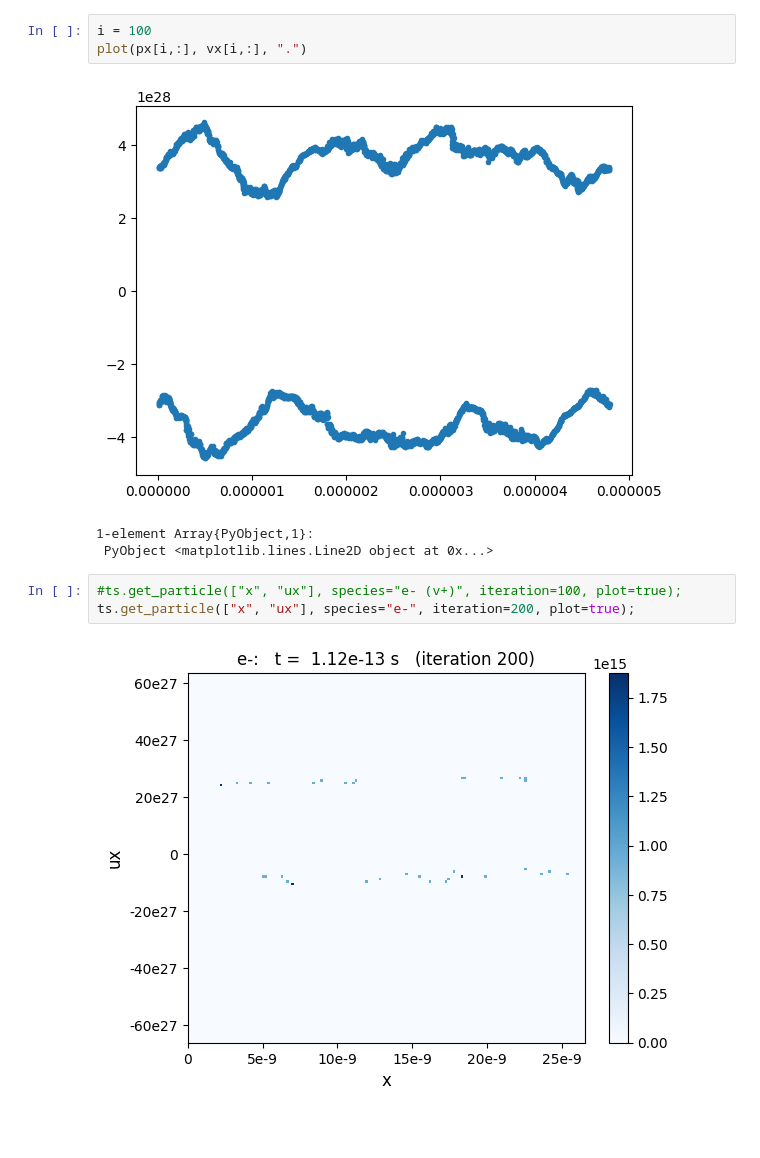
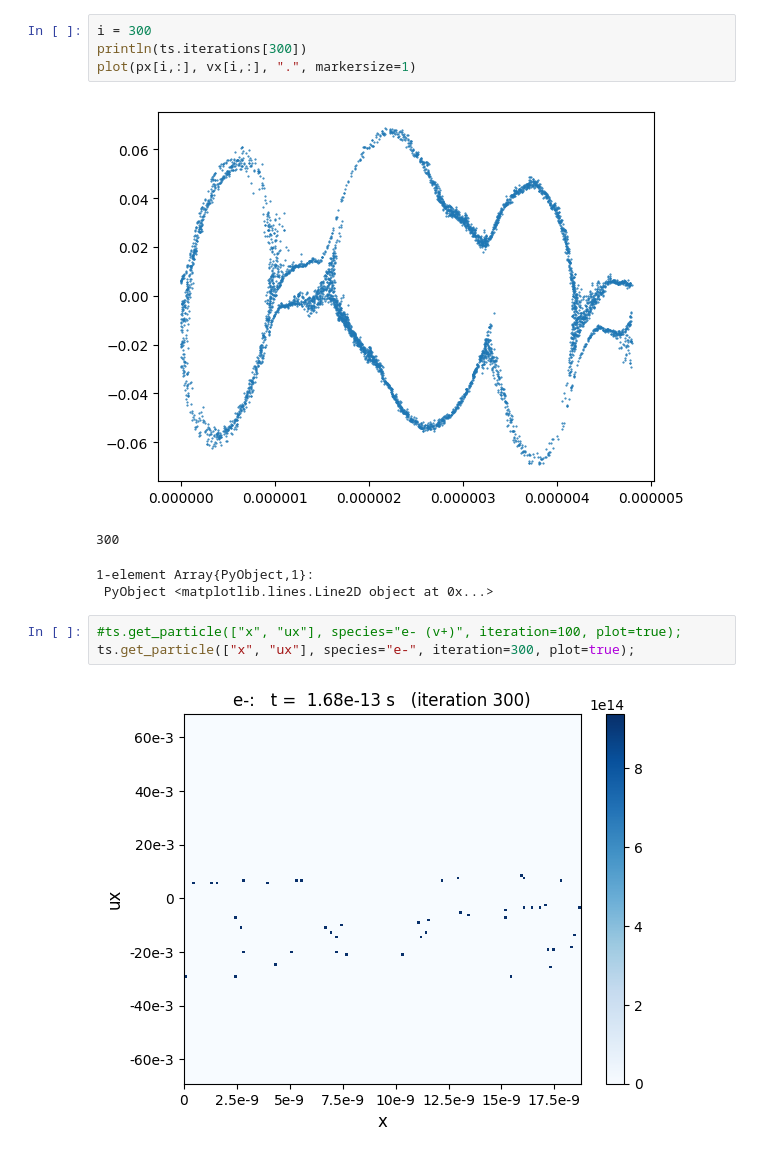
Before and after one commit to bchaber/iskra, a Jupyter notebook: docs/twostreamhw.ipynb, the cells around one changed output. Cells and saved outputs as stored; diff of their text form; blank space fills up the shorter version.

```diff
--- a/docs/twostreamhw.ipynb
+++ b/docs/twostreamhw.ipynb
@@ -170,12 +151,14 @@ plot(ts.iterations, px[:,1], ".",
 # %%
-i = 100
-plot(px[i,:], vx[i,:], ".")
+i = 300
+println(ts.iterations[300])
+plot(px[i,:], vx[i,:], ".", markersize=1)
 # %% [output]
-[figure, old version]
+[figure, new version]
-1-element Array{PyObject,1}:
- PyObject <matplotlib.lines.Line2D object at 0x...>
+300
+1-element Array{PyObject,1}:
+ PyObject <matplotlib.lines.Line2D object at 0x...>
 # %%
 #ts.get_particle(["x", "ux"], species="e- (v+)", iteration=100, plot=true);
-ts.get_particle(["x", "ux"], species="e-", iteration=200, plot=true);
+ts.get_particle(["x", "ux"], species="e-", iteration=300, plot=true);
 # %% [output]
-[figure, old version]
+[figure, new version]
```
Also changed, not shown: parts of 6 cells of this notebook, 1 other file.
